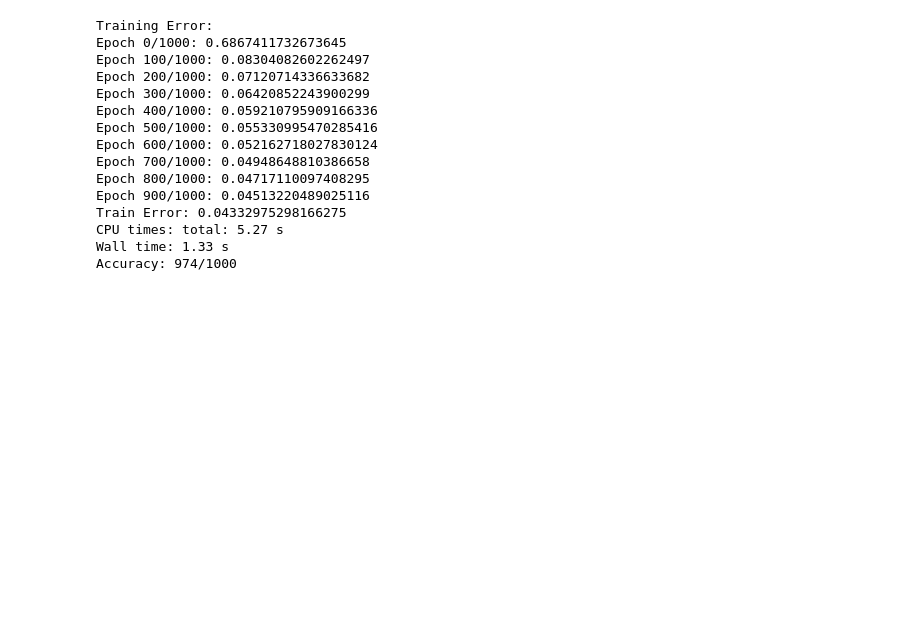
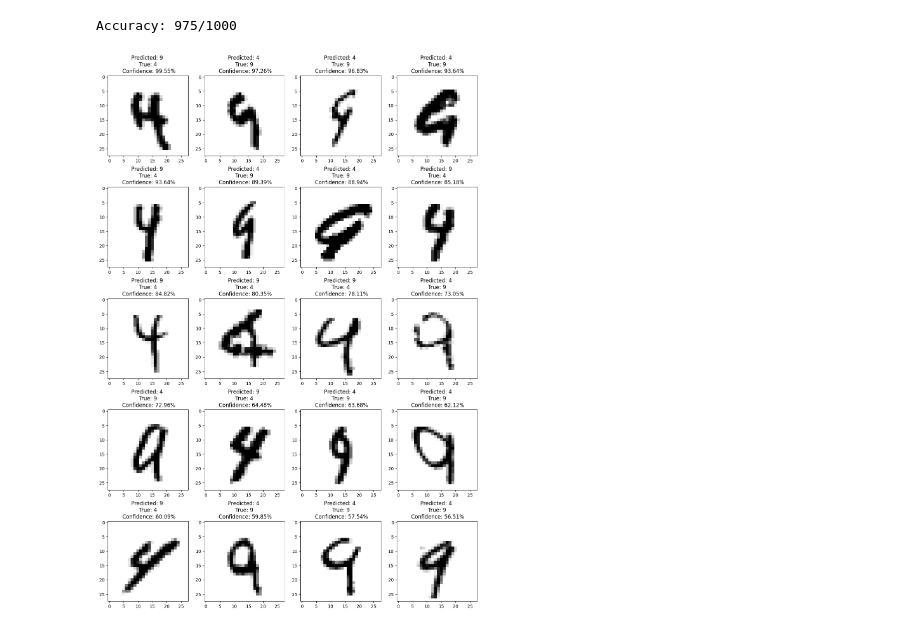
Before and after one commit to Jagardiner97/STAT-6685, a Jupyter notebook: HW3/Logistic_Regression.ipynb, the cells around one changed output. Saved outputs shown, nothing was run; the diff lists cells and outputs as text; code cells hidden in the pictures; blank space fills up the shorter version.

Commit message:
restructured grid sweep, separated misclassified images, printed image grid

```diff
--- a/HW3/Logistic_Regression.ipynb
+++ b/HW3/Logistic_Regression.ipynb
@@ -145,7 +147,8 @@ Best Performance: 975/1000
 # %%
 # Train the model again using the best parameters found in the grid sweep above
 model = LogisticRegressionGradientDescent(lr=best_params[0], lamb=best_params[1], num_iter=num_iter, x_dim=X_train.shape[1] + 1)
-%time model.fit(X_train, y_train_mod)
+model.model.load_state_dict(torch.load("log_reg.ckpt"))
+#%time model.fit(X_train, y_train_mod)
 
 # Generate predictions for the test set
 preds = model.predict(X_test, best_params[2])
@@ -158,25 +161,55 @@ for pred in preds:
 
 correct = 0
 total = 0
+incorrect_indices = []
 for i, val in enumerate(predictions):
     total += 1
     if val == y_test_mod[i]:
         correct += 1
+    else:
+        incorrect_indices.append(i)
 
 print(f"Accuracy: {correct}/{total}")
 # %% [output]
-Training Error:
-Epoch 0/1000: 0.6867411732673645
-Epoch 100/1000: 0.08304082602262497
-Epoch 200/1000: 0.07120714336633682
-Epoch 300/1000: 0.06420852243900299
-Epoch 400/1000: 0.059210795909166336
-Epoch 500/1000: 0.055330995470285416
-Epoch 600/1000: 0.052162718027830124
-Epoch 700/1000: 0.04948648810386658
-Epoch 800/1000: 0.04717110097408295
-Epoch 900/1000: 0.04513220489025116
-Train Error: 0.04332975298166275
-CPU times: total: 5.27 s
-Wall time: 1.33 s
-Accuracy: 974/1000
+Accuracy: 975/1000
+# %%
+# Separate the incorrectly classified images
+incorrect = []
+labels = []
+for i, pixels in enumerate(X_test):
+    if i in incorrect_indices:
+        incorrect.append(pixels)
+        labels.append(y_test_mod[i])
+
+incorrect_array = np.array(incorrect)
+confidences = model.predict_confidence(incorrect_array)
+
+for i in range(len(labels)):
+    if labels[i] == 1:
+        labels[i] = 4
+    else:
+        labels[i] = 9
+
+abs_conf = []
+for conf in confidences:
+    av = abs(float(conf) - 0.5) + 0.5
+    abs_conf.append(av)
+
+df = pd.DataFrame({'x': incorrect, 'y': labels, 'confidence': abs_conf})
+df_sorted = df.sort_values(by=["confidence"], ascending=False)
+df_sorted.reset_index(inplace=True)
+df_sorted = df_sorted.head(20)
+# %%
+# Display the most confidently predicted incorrect images
+plt.figure(figsize=(15, 22))
+for index, row in df_sorted.truncate(after=19).iterrows():
+    image = row['x'].reshape(28, 28)
+    if row['y'] == 4:
+        true = 9
+    else:
+        true = 4
+    plt.subplot(5, 4, index + 1)
+    plt.imshow(image, cmap=plt.get_cmap('gist_yarg'))
+    plt.title(f"Predicted: {row['y']} \n True: {true} \n Confidence: {round(row['confidence'] * 100, 2)}%")
+# %% [output]
+[figure, added]
```
Also changed, not shown: parts of 5 cells of this notebook, 1 other file.
